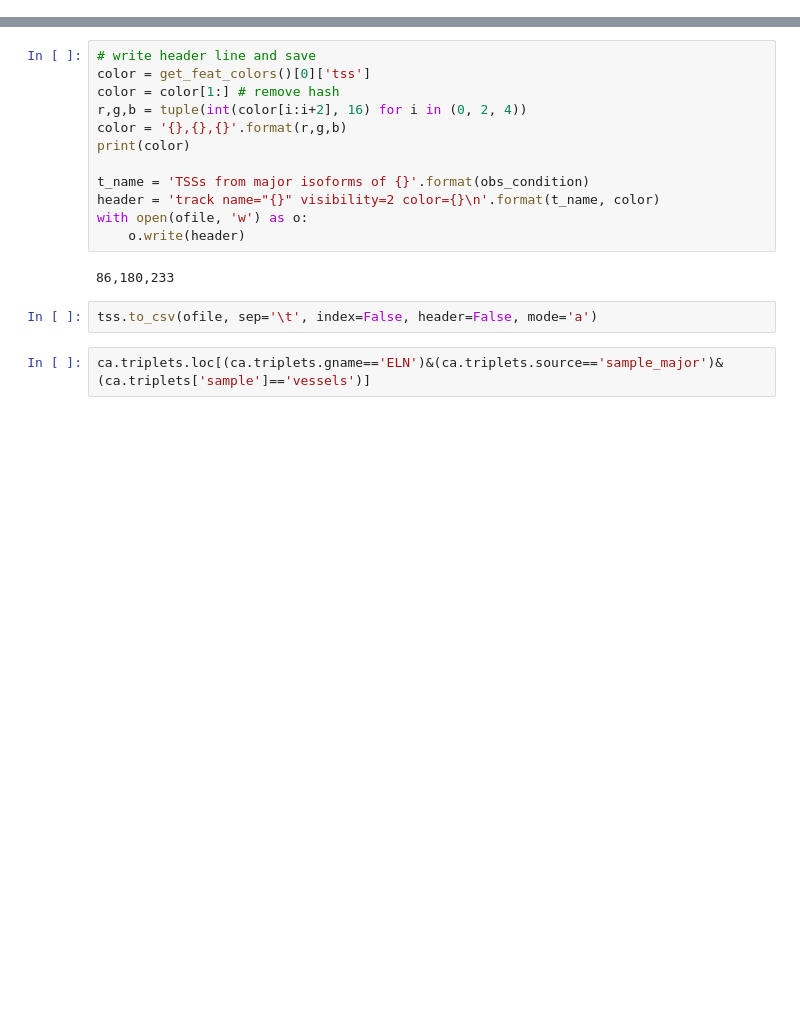
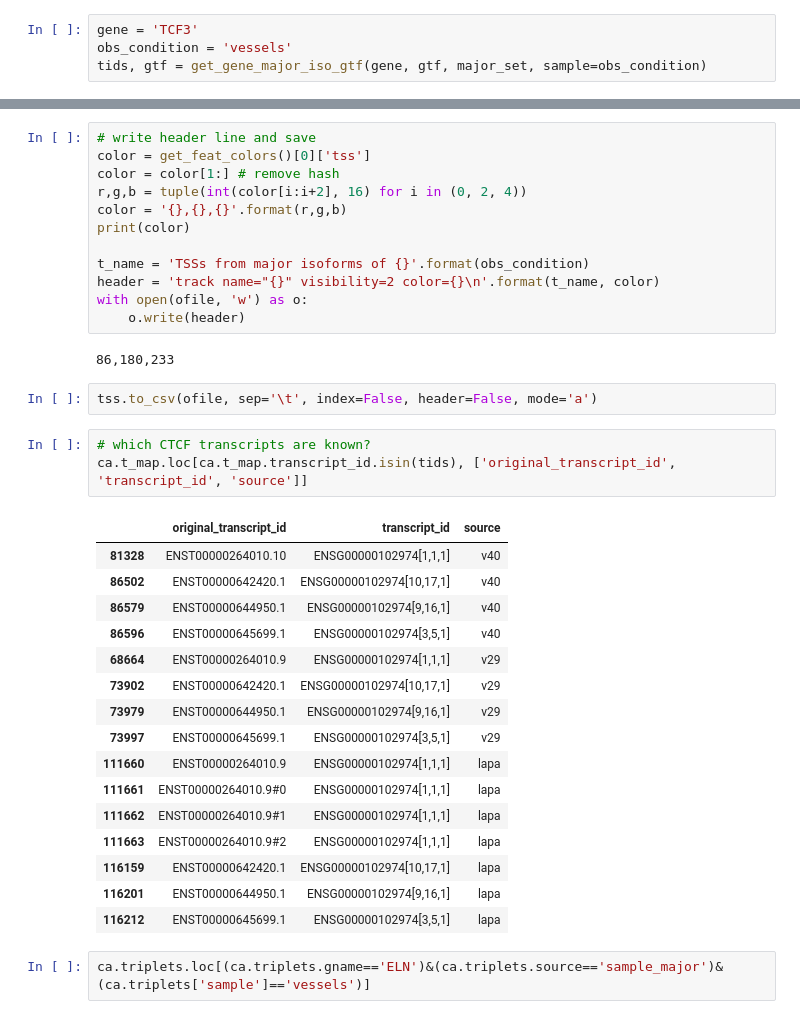
Before and after one commit to fairliereese/rnawg, a Jupyter notebook: lr_bulk/cerberus/triplets/major_isos.ipynb, the cells around one changed output, grey strips where cells are left out. Cells and saved outputs as stored; diff of their text form; blank space fills up the shorter version.

```diff
--- a/lr_bulk/cerberus/triplets/major_isos.ipynb
+++ b/lr_bulk/cerberus/triplets/major_isos.ipynb
@@ -332,3 +617,7 @@ def gtf_to_bed12(sg, obs_col, obs_condition, tids, gtf, ofile):
         df.to_csv(ofile, mode='a', sep='\t', index=False, header=False)
 
         return df
+# %%
+gene = 'TCF3'
+obs_condition = 'vessels'
+tids, gtf = get_gene_major_iso_gtf(gene, gtf, major_set, sample=obs_condition)
@@ -381,6 +673,26 @@ with open(ofile, 'w') as o:
 86,180,233
 # %%
 tss.to_csv(ofile, sep='\t', index=False, header=False, mode='a')
+# %%
+# which CTCF transcripts are known?
+ca.t_map.loc[ca.t_map.transcript_id.isin(tids), ['original_transcript_id', 'transcript_id', 'source']]
+# %% [output]
+|  | original_transcript_id | transcript_id | source |
+| 81328 | ENST00000264010.10 | ENSG00000102974[1,1,1] | v40 |
+| 86502 | ENST00000642420.1 | ENSG00000102974[10,17,1] | v40 |
+| 86579 | ENST00000644950.1 | ENSG00000102974[9,16,1] | v40 |
+| 86596 | ENST00000645699.1 | ENSG00000102974[3,5,1] | v40 |
+| 68664 | ENST00000264010.9 | ENSG00000102974[1,1,1] | v29 |
+| 73902 | ENST00000642420.1 | ENSG00000102974[10,17,1] | v29 |
+| 73979 | ENST00000644950.1 | ENSG00000102974[9,16,1] | v29 |
+| 73997 | ENST00000645699.1 | ENSG00000102974[3,5,1] | v29 |
+| 111660 | ENST00000264010.9 | ENSG00000102974[1,1,1] | lapa |
+| 111661 | ENST00000264010.9#0 | ENSG00000102974[1,1,1] | lapa |
+| 111662 | ENST00000264010.9#1 | ENSG00000102974[1,1,1] | lapa |
+| 111663 | ENST00000264010.9#2 | ENSG00000102974[1,1,1] | lapa |
+| 116159 | ENST00000642420.1 | ENSG00000102974[10,17,1] | lapa |
+| 116201 | ENST00000644950.1 | ENSG00000102974[9,16,1] | lapa |
+| 116212 | ENST00000645699.1 | ENSG00000102974[3,5,1] | lapa |
 # %%
 ca.triplets.loc[(ca.triplets.gname=='ELN')&(ca.triplets.source=='sample_major')&(ca.triplets['sample']=='vessels')]
 # %% [output]
```
Also changed, not shown: parts of 11 cells of this notebook.
